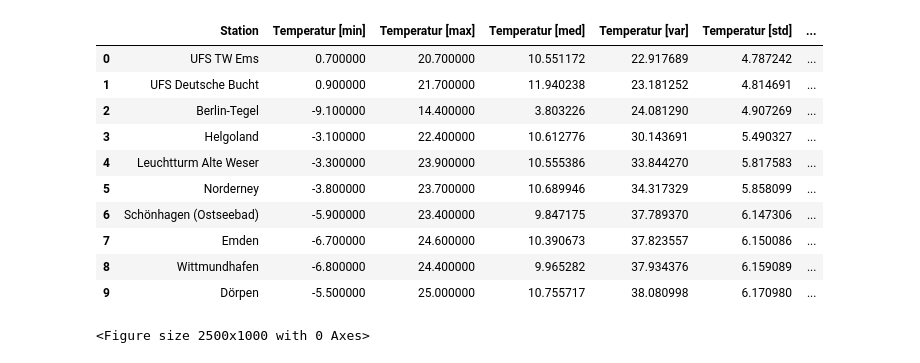
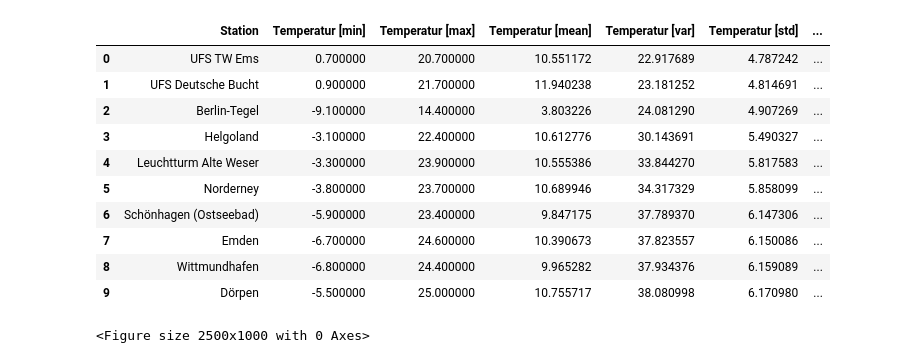
Before and after one commit to Gizmo-Labs/Statistical-Computing, a Jupyter notebook: Data-Analysis.ipynb, the cells around one changed output. Saved outputs shown, nothing was run; the diff lists cells and outputs as text; code cells hidden in the pictures.

```diff
--- a/Data-Analysis.ipynb
+++ b/Data-Analysis.ipynb
@@ -96,4 +43,0 @@ df_sunshine_var.columns = ['Station', 'Varianzen']
-# %%
-df_temp = df.loc[((df['Kategorie'] == "Mittlere Temperatur") & (df['Wert'] <= 25.0) & (df['Zeitstempel'].dt.strftime('%Y') >= '2021'))]
-df_sun = df.loc[((df['Kategorie'] == "Sonnenscheindauer") & (df['Wert'] > 4.0) & (df['Zeitstempel'].dt.strftime('%Y') >= '2021'))]
-df_wind = df.loc[((df['Kategorie'] == "Windgeschwindigkeit") & (df['Wert'] < 2.0) & (df['Zeitstempel'].dt.strftime('%Y') >= '2021'))]
@@ -127,37 +165,38 @@ Calculation of important statistical values over a period of the last 3 years
 # "var"  --> variance values during the last 3 years of all german weather stations
 # "std"  --> standard deviation values during the last 3 years of all german weather stations
 
 df_calc_temp = df_temp.groupby(["Station"])[["Wert"]].agg(['min', 'max', 'mean', 'var', 'std']).sort_values(by=('Wert','std'),ascending=True).reset_index()
 df_calc_sun = df_sun.groupby(["Station"])[["Wert"]].agg(['min', 'max', 'mean', 'var', 'std']).sort_values(by=('Wert','std'),ascending=True).reset_index()
 df_calc_wind = df_wind.groupby(["Station"])[["Wert"]].agg(['min', 'max', 'mean', 'var', 'std']).sort_values(by=('Wert','std'),ascending=True).dropna().reset_index()
 
 df_calc_temp.columns = ["_".join(c) for c in df_calc_temp.columns]
-df_calc_temp = df_calc_temp.rename(columns={'Wert_min':'Temperatur [min]', 'Wert_max':'Temperatur [max]', 'Wert_mean':'Temperatur [med]'})
+df_calc_temp = df_calc_temp.rename(columns={'Wert_min':'Temperatur [min]', 'Wert_max':'Temperatur [max]', 'Wert_mean':'Temperatur [mean]'})
 df_calc_temp = df_calc_temp.rename(columns={'Station_': 'Station', 'Wert_var':'Temperatur [var]', 'Wert_std':'Temperatur [std]'})
 
 df_calc_sun.columns = ["_".join(c) for c in df_calc_sun.columns]
-df_calc_sun = df_calc_sun.rename(columns={'Wert_min':'Sonne [min]', 'Wert_max':'Sonne [max]', 'Wert_mean':'Sonne [med]'})
+df_calc_sun = df_calc_sun.rename(columns={'Wert_min':'Sonne [min]', 'Wert_max':'Sonne [max]', 'Wert_mean':'Sonne [mean]'})
 df_calc_sun = df_calc_sun.rename(columns={'Station_': 'Station', 'Wert_var':'Sonne [var]', 'Wert_std':'Sonne [std]'})
 
 df_calc_wind.columns = ["_".join(c) for c in df_calc_wind.columns]
-df_calc_wind = df_calc_wind.rename(columns={'Wert_min':'Wind [min]', 'Wert_max':'Wind [max]', 'Wert_mean':'Wind [med]'})
+df_calc_wind = df_calc_wind.rename(columns={'Wert_min':'Wind [min]', 'Wert_max':'Wind [max]', 'Wert_mean':'Wind [mean]'})
 df_calc_wind = df_calc_wind.rename(columns={'Station_': 'Station', 'Wert_var':'Wind [var]', 'Wert_std':'Wind [std]'})
 
 #print(df_calc_wind.columns)
 
 df_result = pd.merge(df_calc_temp, df_calc_sun, on="Station")
 df_result = pd.merge(df_result, df_calc_wind, on="Station")
 
 #print(df_result.columns)
 
 def highlight_max(s, props=''):
     return np.where(s == np.nanmax(s.values), props, '')
 
 
 # Show a sample
+df_result = df_result[0:10]
 df_result.head(10).style.bar(subset=('Temperatur [std]'), color='blue').bar(subset=('Sonne [std]'), color='#7715ea').bar(subset=('Wind [std]'), color='#074bf8')
 # %% [output]
-|  | Station | Temperatur [min] | Temperatur [max] | Temperatur [med] | Temperatur [var] | Temperatur [std] | ... |
+|  | Station | Temperatur [min] | Temperatur [max] | Temperatur [mean] | Temperatur [var] | Temperatur [std] | ... |
 | 0 | UFS TW Ems | 0.700000 | 20.700000 | 10.551172 | 22.917689 | 4.787242 | ... |
 | 1 | UFS Deutsche Bucht | 0.900000 | 21.700000 | 11.940238 | 23.181252 | 4.814691 | ... |
 | 2 | Berlin-Tegel | -9.100000 | 14.400000 | 3.803226 | 24.081290 | 4.907269 | ... |
```
Also changed, not shown: parts of 22 cells of this notebook, 1 other file.
